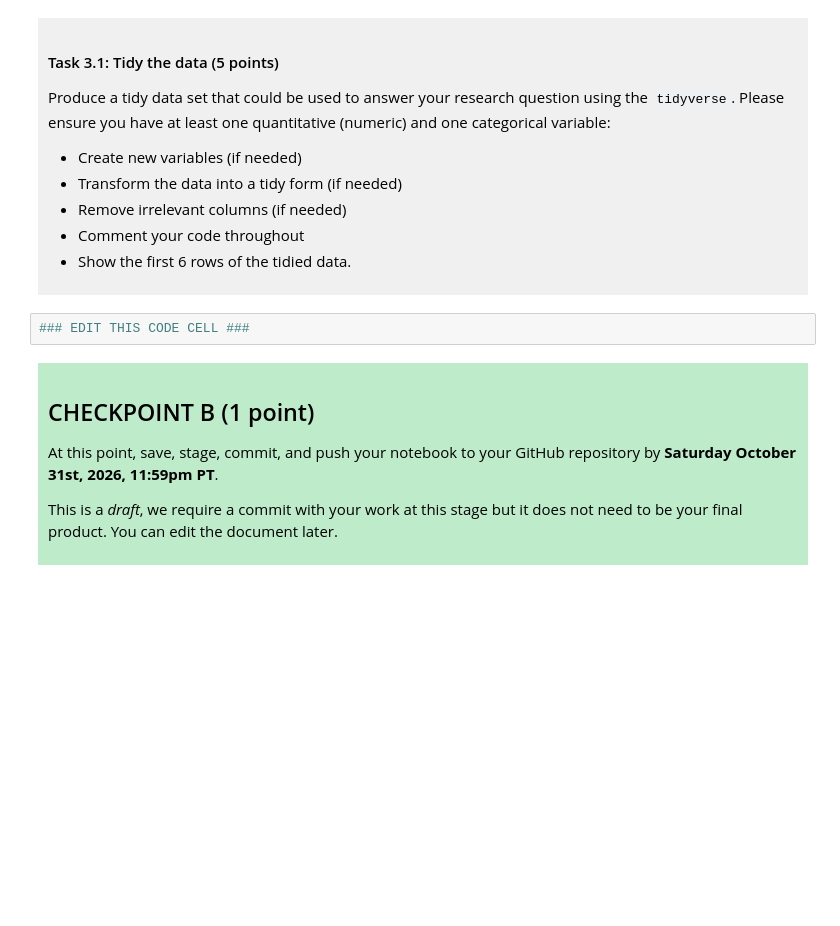
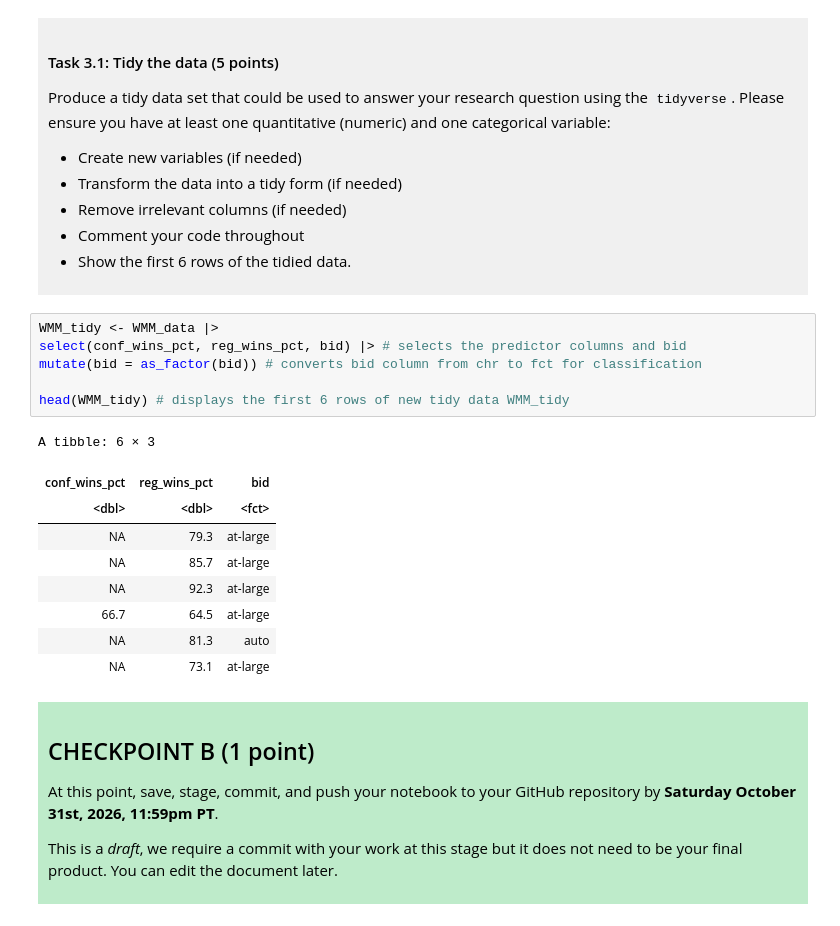
Before and after one commit to ssalomonwong-alt/DSCI-project-100-004, a Jupyter notebook: dsci-100-project-notebook.ipynb, the cells around one changed output. Drawn from its saved outputs; the diff is of its cells as text; blank space fills up the shorter version.

Commit message:
Complete Part 3: tidy data for classification

```diff
--- a/dsci-100-project-notebook.ipynb
+++ b/dsci-100-project-notebook.ipynb
@@ -224,7 +224,21 @@ Produce a tidy data set that could be used to answer your research question usin
 
 </div>
 # %%
-### EDIT THIS CODE CELL ###
+WMM_tidy <- WMM_data |>
+select(conf_wins_pct, reg_wins_pct, bid) |> # selects the predictor columns and bid
+mutate(bid = as_factor(bid)) # converts bid column from chr to fct for classification
+
+head(WMM_tidy) # displays the first 6 rows of new tidy data WMM_tidy
+# %% [output]
+A tibble: 6 × 3
+| conf_wins_pct | reg_wins_pct | bid |
+| <dbl> | <dbl> | <fct> |
+| NA | 79.3 | at-large |
+| NA | 85.7 | at-large |
+| NA | 92.3 | at-large |
+| 66.7 | 64.5 | at-large |
+| NA | 81.3 | auto |
+| NA | 73.1 | at-large |
 # %% [markdown]
 <div style="background-color: #beebca; padding: 10px;">
 
```
